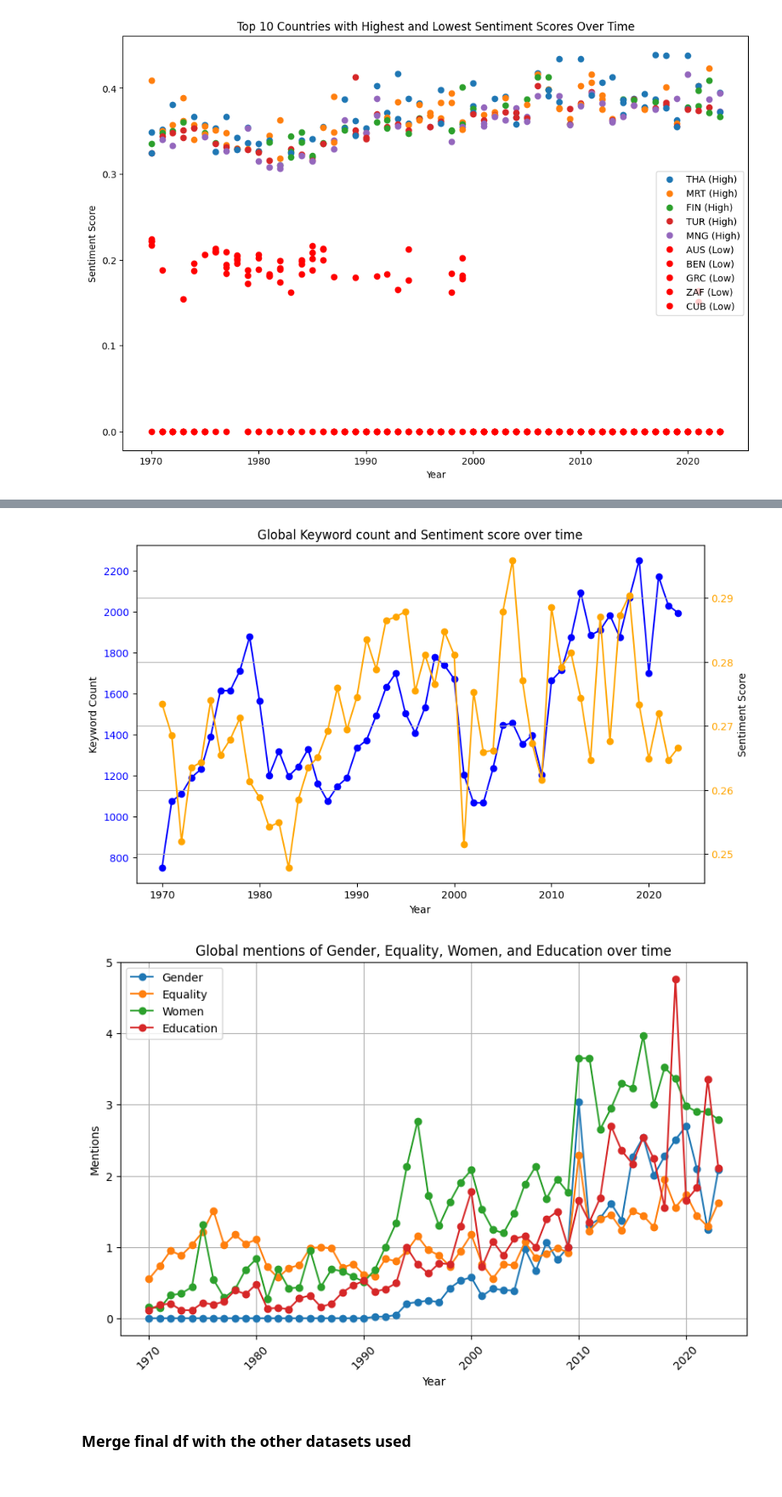
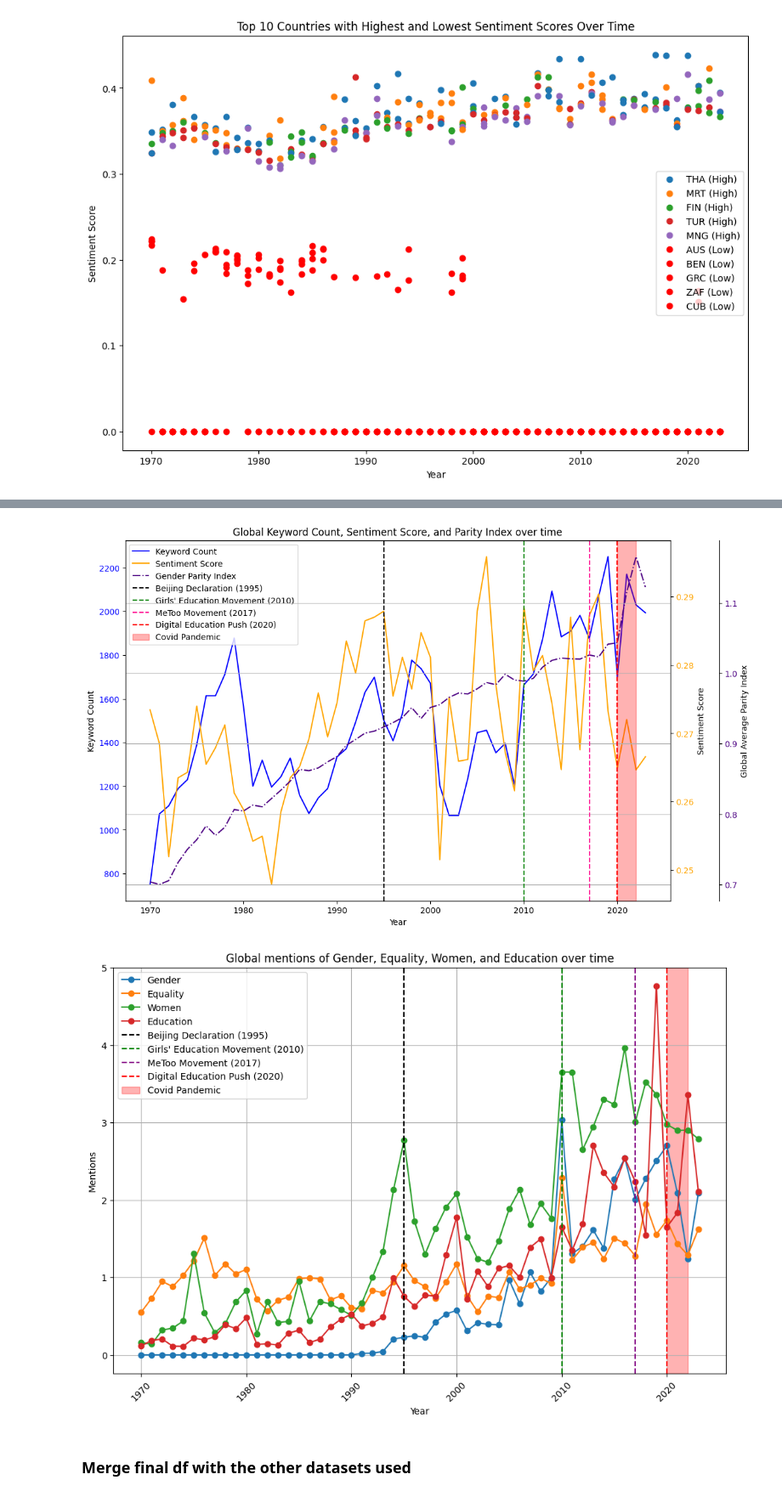
Before and after one commit to meralegre/DSAss1, a Jupyter notebook: speech_analysis.ipynb, the cells around one changed output, grey strips where cells are left out. Shown at 85% size. Cells and saved outputs as stored; diff of their text form; code cells hidden in the pictures.

```diff
--- a/speech_analysis.ipynb
+++ b/speech_analysis.ipynb
@@ -677,56 +640,82 @@ plt.show()
 # Aggregate data globally based on sum for terms and average for the score
 df_global = df_final.groupby('Year').agg({
     'Keyword Count': 'sum',
-    'Sentiment Score': 'mean'
+    'Sentiment Score': 'mean',
 })
 
-fig, ax1 = plt.subplots(figsize=(10,6))
+df_global['Parity Value'] = parity_value
+
+fig, ax1 = plt.subplots(figsize=(12,8))
 
 # keyword count on left y-axis
-ax1.plot(df_global.index, df_global['Keyword Count'], marker='o', color='blue', label='Keyword Count')
+line1, = ax1.plot(df_global.index, df_global['Keyword Count'], color='blue', label='Keyword Count')
 ax1.set_xlabel('Year')
 ax1.set_ylabel('Keyword Count', color='black')
 ax1.tick_params(axis='y', labelcolor='blue')
 
 # second y-axis for sentiment score
 ax2 = ax1.twinx()
-ax2.plot(df_global.index, df_global['Sentiment Score'], marker='o', color='orange', label='Sentiment Score')
+line2, = ax2.plot(df_global.index, df_global['Sentiment Score'], color='orange', label='Sentiment Score')
 ax2.set_ylabel('Sentiment Score', color='black')
 ax2.tick_params(axis='y', labelcolor='orange')
 
-plt.title('Global Keyword count and Sentiment score over time')
+ax3 = ax1.twinx()
+ax3.spines["right"].set_position(("outward", 60))  # Move the third axis to the right
+line3, = ax3.plot(df_global.index, df_global['Parity Value'], color='indigo', label='Gender Parity Index', linestyle='-.')
+ax3.set_ylabel('Global Average Parity Index', color='black')
+ax3.tick_params(axis='y', labelcolor='indigo')
+
+line4 = plt.axvline(x=1995, color='black', linestyle='--', label='Beijing Declaration (1995)')
+line5 = plt.axvline(x=2010, color='green', linestyle='--', label="Girls' Education Movement (2010)")
+line6 = plt.axvline(x=2017, color='deeppink', linestyle='--', label='MeToo Movement (2017)')
+line7 = plt.axvline(x=2020, color='red', linestyle='--', label='Digital Education Push (2020)')
+
+line8 = plt.axvspan(2020, 2022, color='red', alpha=0.3, label='Covid Pandemic')
+
+lines = [line1, line2, line3, line4, line5, line6, line7, line8]
+labels = [line.get_label() for line in lines]
+ax1.legend(lines, labels, loc='upper left')
+
+
+plt.title('Global Keyword Count, Sentiment Score, and Parity Index over time')
 
 plt.grid(True)
 plt.xticks(rotation=45)
 plt.show()
 # %% [output]
-[figure, old version]
+[figure, new version]
 # %%
 # sum per year for each keyword we want to visualise
 df_global_mentions = df_final.groupby('Year').agg({
     'gender': 'sum',
     'equality': 'sum',
     'women': 'sum',
     'education': 'sum'
 })
 
-plt.figure(figsize=(10,6))
+plt.figure(figsize=(12,8))
 plt.plot(df_global_mentions.index, df_global_mentions['gender'], label='Gender', marker='o')
 plt.plot(df_global_mentions.index, df_global_mentions['equality'], label='Equality', marker='o')
 plt.plot(df_global_mentions.index, df_global_mentions['women'], label='Women', marker='o')
 plt.plot(df_global_mentions.index, df_global_mentions['education'], label='Education', marker='o')
 
+plt.axvline(x=1995, color='black', linestyle='--', label='Beijing Declaration (1995)')
+plt.axvline(x=2010, color='green', linestyle='--', label="Girls' Education Movement (2010)")
+plt.axvline(x=2017, color='purple', linestyle='--', label='MeToo Movement (2017)')
+plt.axvline(x=2020, color='red', linestyle='--', label='Digital Education Push (2020)')
+
+plt.axvspan(2020, 2022, color='red', alpha=0.3, label='Covid Pandemic')
 
 plt.title('Global mentions of Gender, Equality, Women, and Education over time')
 plt.xlabel('Year')
 plt.ylabel('Mentions')
 plt.legend()
 plt.grid(True)
 plt.xticks(rotation=45)
 
 plt.show()
 # %% [output]
-[figure, old version]
+[figure, new version]
 # %% [markdown]
 ### Merge final df with the other datasets used ###
 # %%
```
Also changed, not shown: parts of 16 cells of this notebook.
